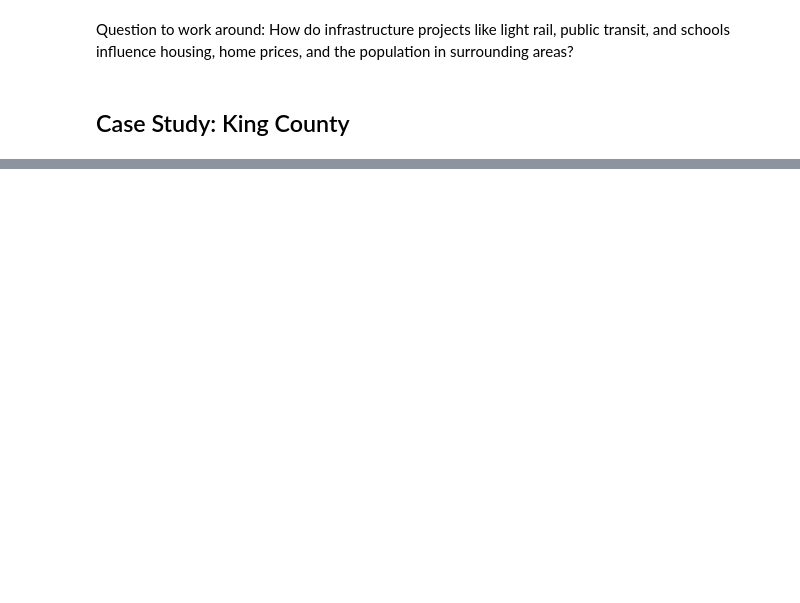
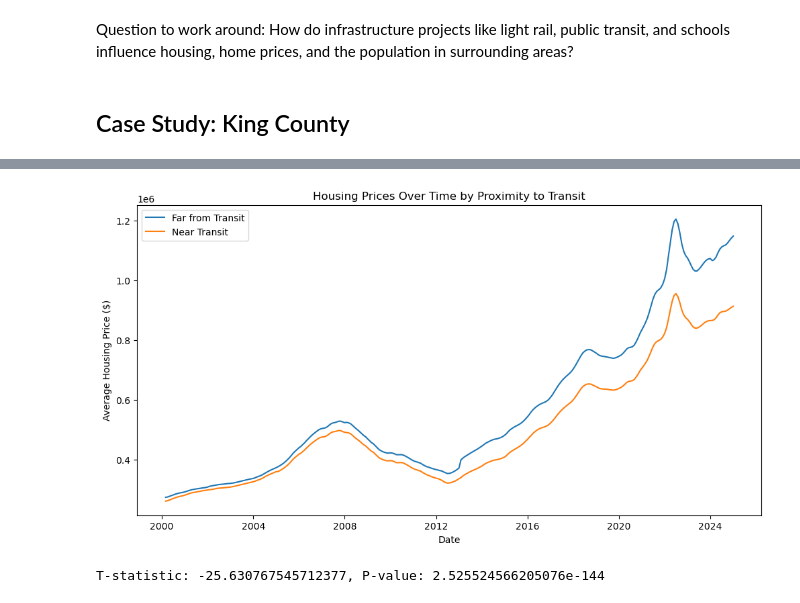
Before and after one commit to cparthiv/TSA-real-estate-analysis, a Jupyter notebook: draft.ipynb, the cells around one changed output, grey strips where cells are left out. Cells and saved outputs as stored; diff of their text form; code cells hidden in the pictures; blank space fills up the shorter version.

Commit message:
analyze prices vs proximity

```diff
--- a/draft.ipynb
+++ b/draft.ipynb
@@ -161,0 +171,27 @@ Housing Near Transit Stops:
+# %%
+# Step 1: Group Housing Data by Proximity to Transit
+housing_geo["Proximity"] = housing_geo["Name"].isin(housing_near_transit["Name"])
+housing_geo["Proximity"] = housing_geo["Proximity"].apply(lambda x: "Near Transit" if x else "Far from Transit")
+
+# Step 2: Compute Average Housing Prices for Each Group
+housing_prices = housing_geo.groupby(["Date", "Proximity"])["MedianPrice"].mean().reset_index()
+
+# Step 3: Visualize Trends in Housing Prices
+plt.figure(figsize=(12, 6))
+for group, data in housing_prices.groupby("Proximity"):
+    plt.plot(data["Date"], data["MedianPrice"], label=group)
+plt.title("Housing Prices Over Time by Proximity to Transit")
+plt.xlabel("Date")
+plt.ylabel("Average Housing Price ($)")
+plt.legend()
+plt.show()
+
+# Step 4: Conduct a Statistical Test
+near_transit = housing_geo[housing_geo["Proximity"] == "Near Transit"]["MedianPrice"]
+far_from_transit = housing_geo[housing_geo["Proximity"] == "Far from Transit"]["MedianPrice"]
+t_stat, p_value = ttest_ind(near_transit.dropna(), far_from_transit.dropna())
+
+print(f"T-statistic: {t_stat}, P-value: {p_value}")
+# %% [output]
+[figure, added]
+T-statistic: -25.630767545712377, P-value: 2.525524566205076e-144
```
Also changed, not shown: parts of 10 cells of this notebook.
